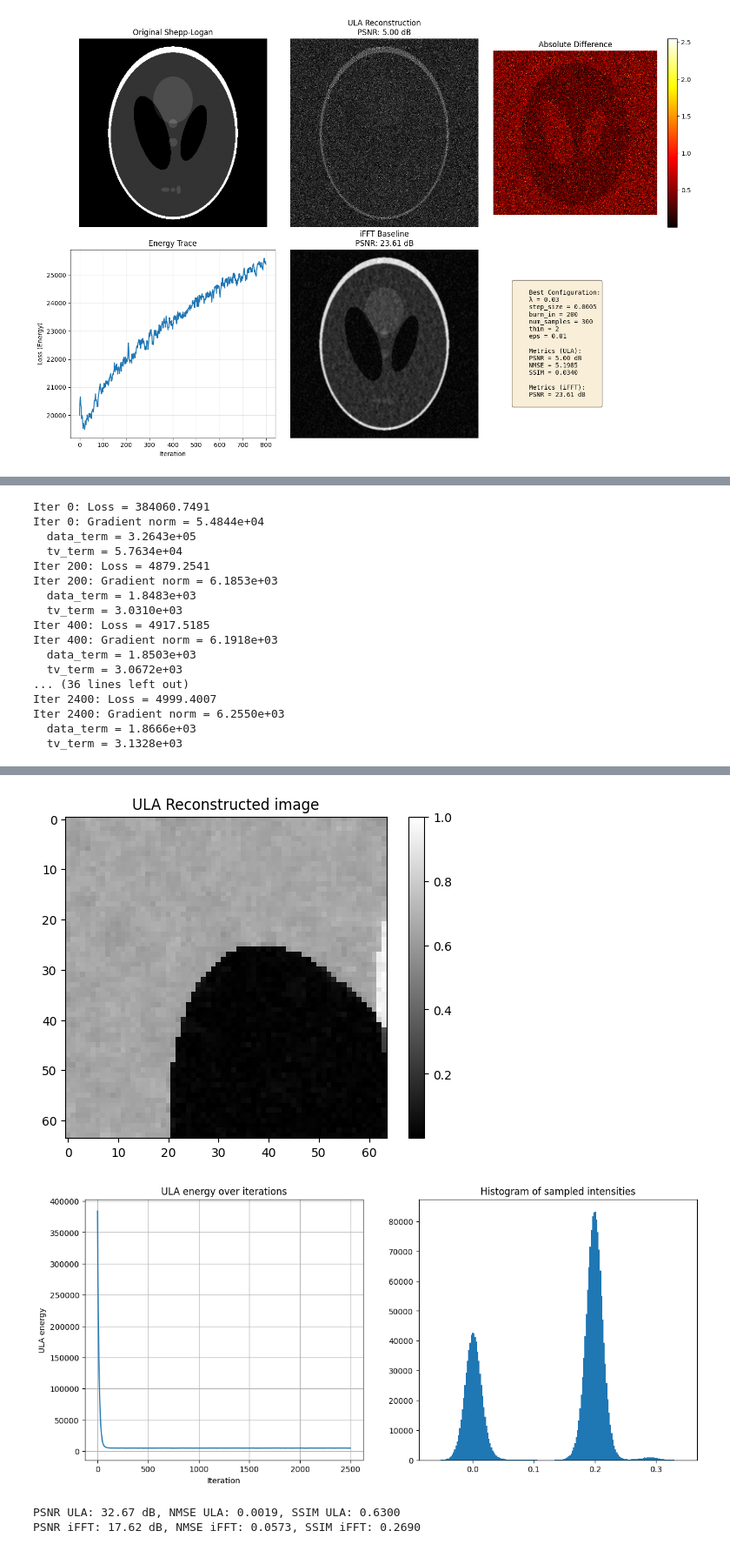
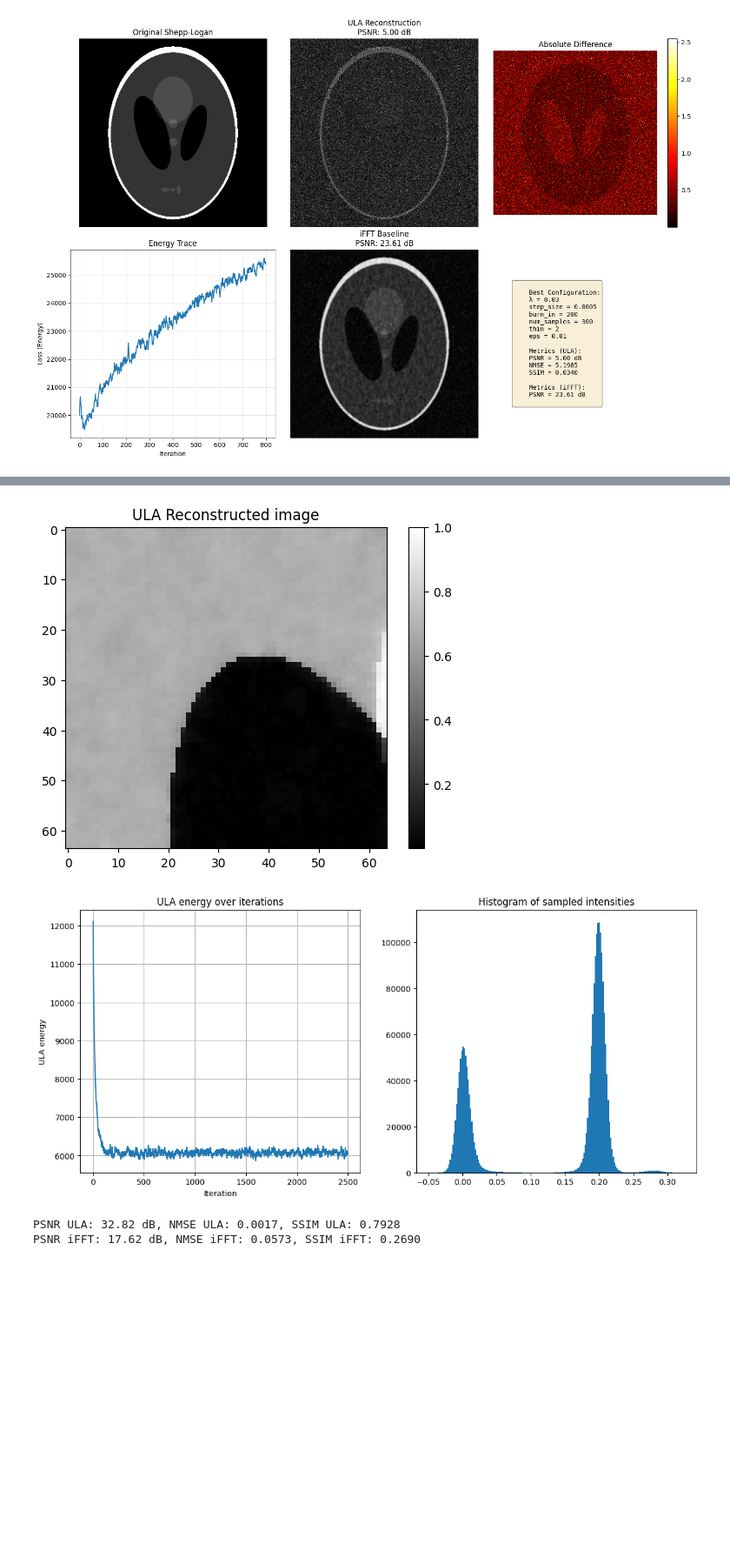
Before and after one commit to jkostaa/bachelor-thesis, a Jupyter notebook: notebooks/shepp_logan_test.ipynb, the cells around one changed output, grey strips where cells are left out. Shown at 87% size. Saved outputs shown, nothing was run; the diff lists cells and outputs as text; code cells hidden in the pictures; blank space fills up the shorter version.

```diff
--- a/notebooks/shepp_logan_test.ipynb
+++ b/notebooks/shepp_logan_test.ipynb
@@ -571,10 +575,9 @@ A_adj(y) mean: 0.1231
 # %%
-# smaller region test 64 x 64 ULA
+# smaller region test 64 x 64 ULA (updated noise)
 
 import numpy as np
 import skimage as ski
 import matplotlib.pyplot as plt
-from scipy.ndimage import sobel
 from utilities.masks import (
     SimpleMask,
     BernoulliMask,
@@ -634,7 +637,7 @@ plt.show()
 #####################################################################
 # ULA
 #####################################################################
-ula_estimator = MMSEEstimatorULA(M_small, sigma_noise, 0.1*400, 1e-2, 1e-5, 1500, 2, 500) # (0.1, 1e-2, 1e-8, 250, 2, 200)
+ula_estimator = MMSEEstimatorULA(M_small, sigma_noise, 0.1*900, 1e-2, 1e-5, 1500, 2, 500) # (0.1, 1e-2, 1e-8, 250, 2, 200)
 
 samples, energies = ula_estimator.ula_sampling(y_small)
 ula_mmse = ula_estimator.compute_mmse_estimate(samples)
@@ -646,13 +649,17 @@ plt.colorbar()
 plt.show()
 # iFFT plot
 plt.title("ifft of y")
-plt.imshow(np.abs(np.fft.ifft2(y_small, norm='ortho') / np.abs(np.fft.ifft2(y_small, norm='ortho').max())), cmap="gray")
+# next 2 both same
+#plt.imshow(np.abs(np.fft.ifft2(y_small, norm='ortho')) / np.abs(np.fft.ifft2(y_small, norm='ortho').max()), cmap="gray", vmin=0, vmax=1)
+#plt.imshow(np.abs(np.fft.ifft2(np.fft.ifftshift(y_small), norm='ortho')) / np.abs(np.fft.ifft2(np.fft.ifftshift(y_small), norm='ortho')).max(), cmap='gray', vmin=0, vmax=1)
+plt.imshow(np.abs(np.fft.ifft2(y_small, norm='ortho')) / np.abs(np.fft.ifft2(y_small, norm='ortho').max()), cmap='gray', vmin=0, vmax=1)
 plt.colorbar()
 plt.show()
 # ULA plot
 plt.title("ULA Reconstructed image")
 plt.imshow(np.abs(ula_mmse) / np.abs(ula_mmse.max()), cmap="gray")
 plt.colorbar()
+
 plt.show()
 
 # ula energy
@@ -725,21 +732,4 @@ evaluate_ifft(sl_small, np.fft.ifft2(y_small, norm='ortho'))
 # print(f"iFFT init mean={x_init.mean():.4f}") # should now match sl_small mean
 # %% [output]
 [figure]
-Iter 0: Loss = 384060.7491
-Iter 0: Gradient norm = 5.4844e+04
-  data_term = 3.2643e+05
-  tv_term = 5.7634e+04
-Iter 200: Loss = 4879.2541
-Iter 200: Gradient norm = 6.1853e+03
-  data_term = 1.8483e+03
-  tv_term = 3.0310e+03
-Iter 400: Loss = 4917.5185
-Iter 400: Gradient norm = 6.1918e+03
-  data_term = 1.8503e+03
-  tv_term = 3.0672e+03
-... (36 lines left out)
-Iter 2400: Loss = 4999.4007
-Iter 2400: Gradient norm = 6.2550e+03
-  data_term = 1.8666e+03
-  tv_term = 3.1328e+03
 [figure]
@@ -747,4 +737,4 @@ Iter 2400: Gradient norm = 6.2550e+03
 [figure]
-[figure, old version]
+[figure, new version]
-PSNR ULA: 32.67 dB, NMSE ULA: 0.0019, SSIM ULA: 0.6300
-PSNR iFFT: 17.62 dB, NMSE iFFT: 0.0573, SSIM iFFT: 0.2690
+PSNR ULA: 32.82 dB, NMSE ULA: 0.0017, SSIM ULA: 0.7928
+PSNR iFFT: 17.62 dB, NMSE iFFT: 0.0573, SSIM iFFT: 0.2690
```
Also changed, not shown: parts of 3 cells of this notebook, 4 other files.
